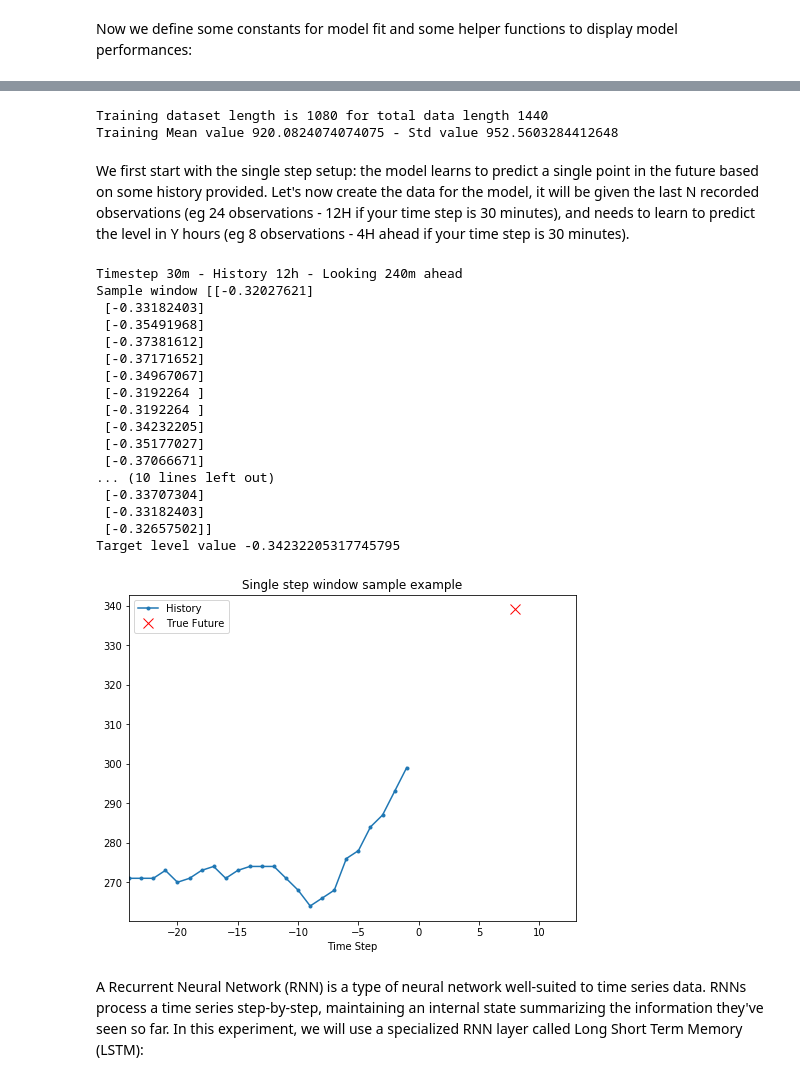
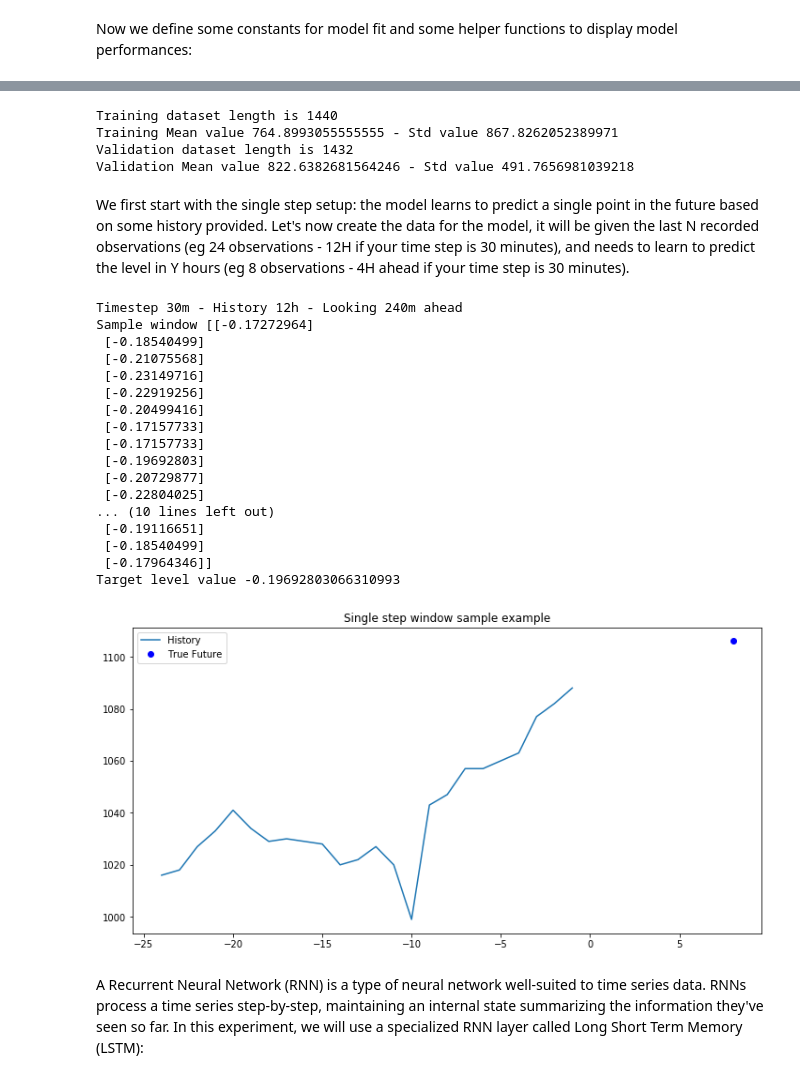
Before and after one commit to kalisio/water-level-forecasting, a Jupyter notebook: hubeau_univariate.ipynb, the cells around one changed output, grey strips where cells are left out. Cells and saved outputs as stored; diff of their text form; code cells hidden in the pictures.

Commit message:
Improved univariate model with separate validation data

```diff
--- a/hubeau_univariate.ipynb
+++ b/hubeau_univariate.ipynb
@@ -35,0 +32,7 @@ array([<matplotlib.axes._subplots.AxesSubplot object at 0x...>],
+# %%
+# Data for validation
+validation_raw = pd.read_csv("validation_data/hubeau_site_Y1422030_2020-04-15_30d_30m_L'Aude.csv", delimiter=';')
+validation_data = validation_raw['resultat_obs']
+validation_data.index = validation_raw['date_obs']
+validation_data.head()
+validation_data.plot(subplots=True)
@@ -44,16 +51,18 @@ The function below returns the above described windows of time for the model to
 # %%
-def data_windows(dataset, start_index, end_index, history_size, target_size, single_step=False):
+def data_windows(dataset, history_size, target_size, single_step=False):
   data = []
   labels = []
-
-  start_index = start_index + history_size
-  if end_index is None:
-    end_index = len(dataset) - target_size
+  # We cannot extract window if less than history_size past data available
+  start_index = history_size
+  # We cannot extract label(s) if less than target_size data ahead
+  end_index = len(dataset) - target_size
 
   for i in range(start_index, end_index):
+    # Range is past window size from current index
     indices = range(i-history_size, i)
     # Reshape data from (history_size,) to (history_size, 1)
     data.append(np.reshape(dataset[indices], (history_size, 1)))
+    # Push single or multiple label(s)
     if single_step:
       labels.append(dataset[i+target_size])
     else:
@@ -151,49 +167,56 @@ Let's keep 75% of data to train (remaining will be the validation dataset) and s
 # %%
-train_split = round(data.size * 0.75)
-print('Training dataset length is {} for total data length {}'.format(train_split, data.size))
-mean = data.values[:train_split].mean()
-std = data.values[:train_split].std()
+print('Training dataset length is {}'.format(data.size))
+mean = data.values.mean()
+std = data.values.std()
 print ('Training Mean value {} - Std value {}'.format(mean, std))
 ndata = normalize(data.values, mean, std)
+
+print('Validation dataset length is {}'.format(validation_data.size))
+vmean = validation_data.values.mean()
+vstd = validation_data.values.std()
+print ('Validation Mean value {} - Std value {}'.format(vmean, vstd))
+nvdata = normalize(validation_data.values, mean, std)
 # %% [output]
-Training dataset length is 1080 for total data length 1440
-Training Mean value 920.0824074074075 - Std value 952.5603284412648
+Training dataset length is 1440
+Training Mean value 764.8993055555555 - Std value 867.8262052389971
+Validation dataset length is 1432
+Validation Mean value 822.6382681564246 - Std value 491.7656981039218
 # %% [markdown]
 We first start with the single step setup: the model learns to predict a single point in the future based on some history provided. Let's now create the data for the model, it will be given the last N recorded observations (eg 24 observations - 12H if your time step is 30 minutes), and needs to learn to predict the level in Y hours (eg 8 observations - 4H ahead if your time step is 30 minutes).
 # %%
 timestep = 30 # in minutes, can be 10, 30 or 60
 perHour = round(60 / timestep) # number of observation per hour
 history = (12 * perHour) # N hours history
 future = (4 * perHour) # Predict N hours ahead
 
 print ('Timestep {}m - History {}h - Looking {}m ahead'.format(timestep, round(history / perHour), future*timestep))
 
-x_train, y_train = data_windows(ndata, 0, train_split, history, future, single_step=True)
-x_validate, y_validate = data_windows(ndata, train_split, None, history, future, single_step=True)
+x_train, y_train = data_windows(ndata, history, future, single_step=True)
+x_validate, y_validate = data_windows(nvdata, history, future, single_step=True)
 
 print ('Sample window {}'.format(x_train[0]))
 print ('Target level value {}'.format(y_train[0]))
 
-show_single_plot([x_validate[0], y_validate[0]], future, 'Single step window sample example', mean, std)
+show_single_plot(x_validate[0], y_validate[0], future, None, 'Single step window sample example', mean, std)
 # %% [output]
 Timestep 30m - History 12h - Looking 240m ahead
-Sample window [[-0.32027621]
- [-0.33182403]
- [-0.35491968]
- [-0.37381612]
- [-0.37171652]
- [-0.34967067]
- [-0.3192264 ]
- [-0.3192264 ]
- [-0.34232205]
- [-0.35177027]
- [-0.37066671]
+Sample window [[-0.17272964]
+ [-0.18540499]
+ [-0.21075568]
+ [-0.23149716]
+ [-0.22919256]
+ [-0.20499416]
+ [-0.17157733]
+ [-0.17157733]
+ [-0.19692803]
+ [-0.20729877]
+ [-0.22804025]
 ... (10 lines left out)
- [-0.33707304]
- [-0.33182403]
- [-0.32657502]]
-Target level value -0.34232205317745795
+ [-0.19116651]
+ [-0.18540499]
+ [-0.17964346]]
+Target level value -0.19692803066310993
-[figure, old version]
+[figure, new version]
 # %% [markdown]
 A Recurrent Neural Network (RNN) is a type of neural network well-suited to time series data. RNNs process a time series step-by-step, maintaining an internal state summarizing the information they've seen so far. In this experiment, we will use a specialized RNN layer called Long Short Term Memory (LSTM):
 # %%
```
Also changed, not shown: parts of 26 cells of this notebook.
